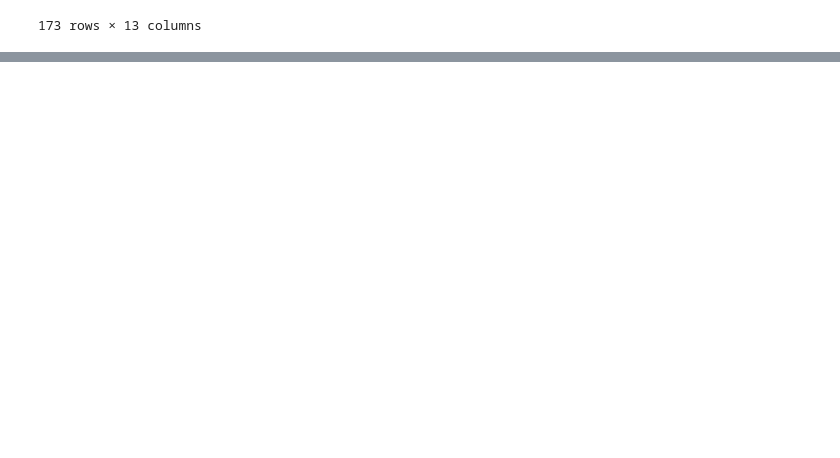
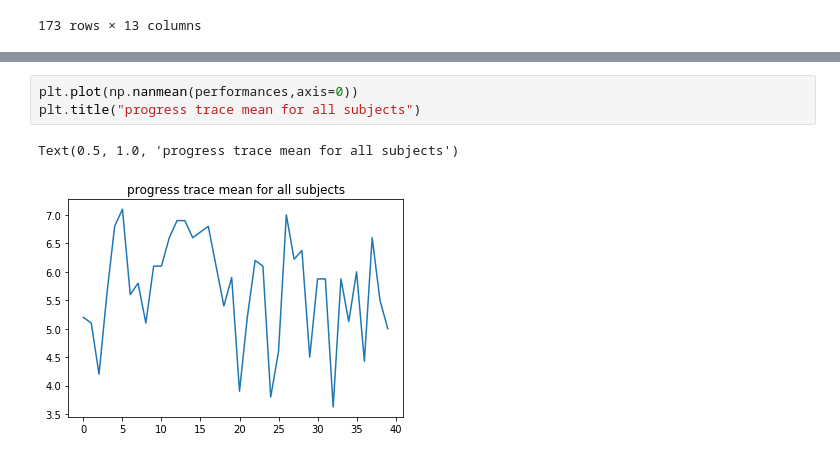
Before and after one commit to ericabusch/rtSynth_rt, a Jupyter notebook: view_adaptiveThreshold.ipynb, the cells around one changed output, grey strips where cells are left out. Saved outputs shown, nothing was run; the diff lists cells and outputs as text; blank space fills up the shorter version.

```diff
--- a/view_adaptiveThreshold.ipynb
+++ b/view_adaptiveThreshold.ipynb
@@ -143,0 +399,6 @@ history
+# %%
+plt.plot(np.nanmean(performances,axis=0))
+plt.title("progress trace mean for all subjects")
+# %% [output]
+Text(0.5, 1.0, 'progress trace mean for all subjects')
+[figure, added]
```
Also changed, not shown: parts of 7 cells of this notebook, 1 other file.
